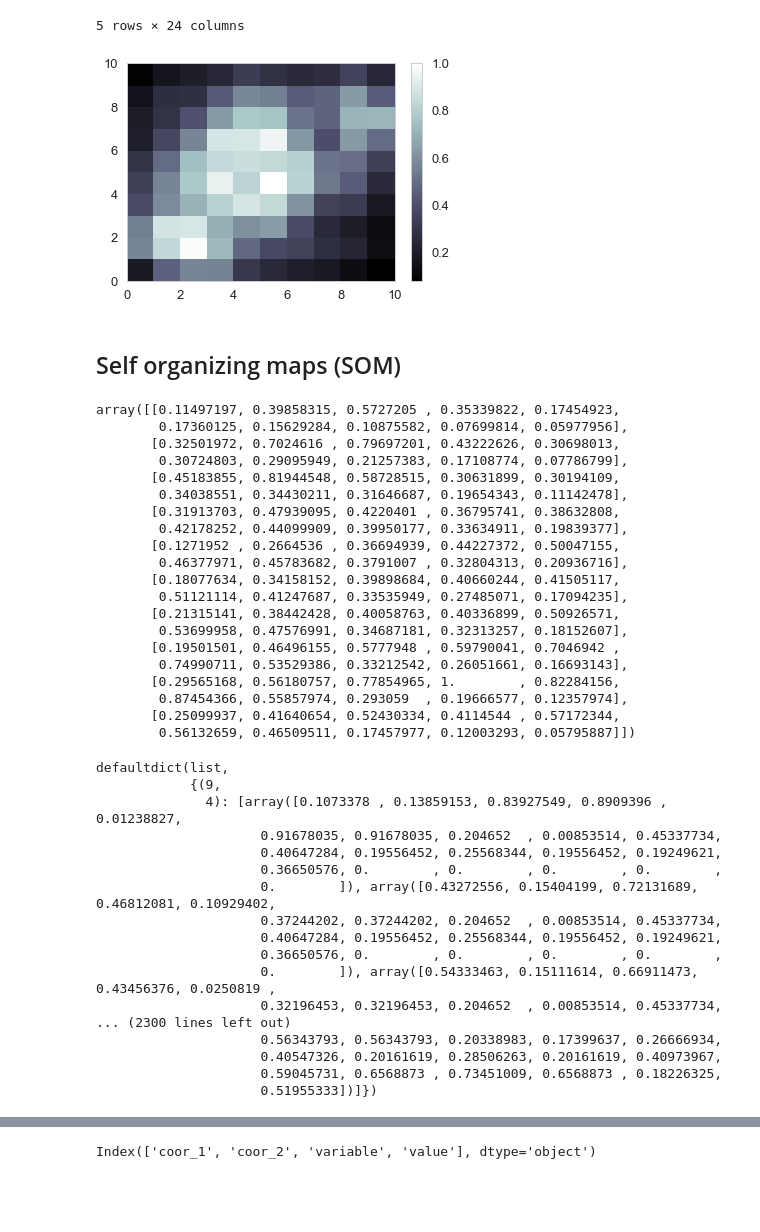
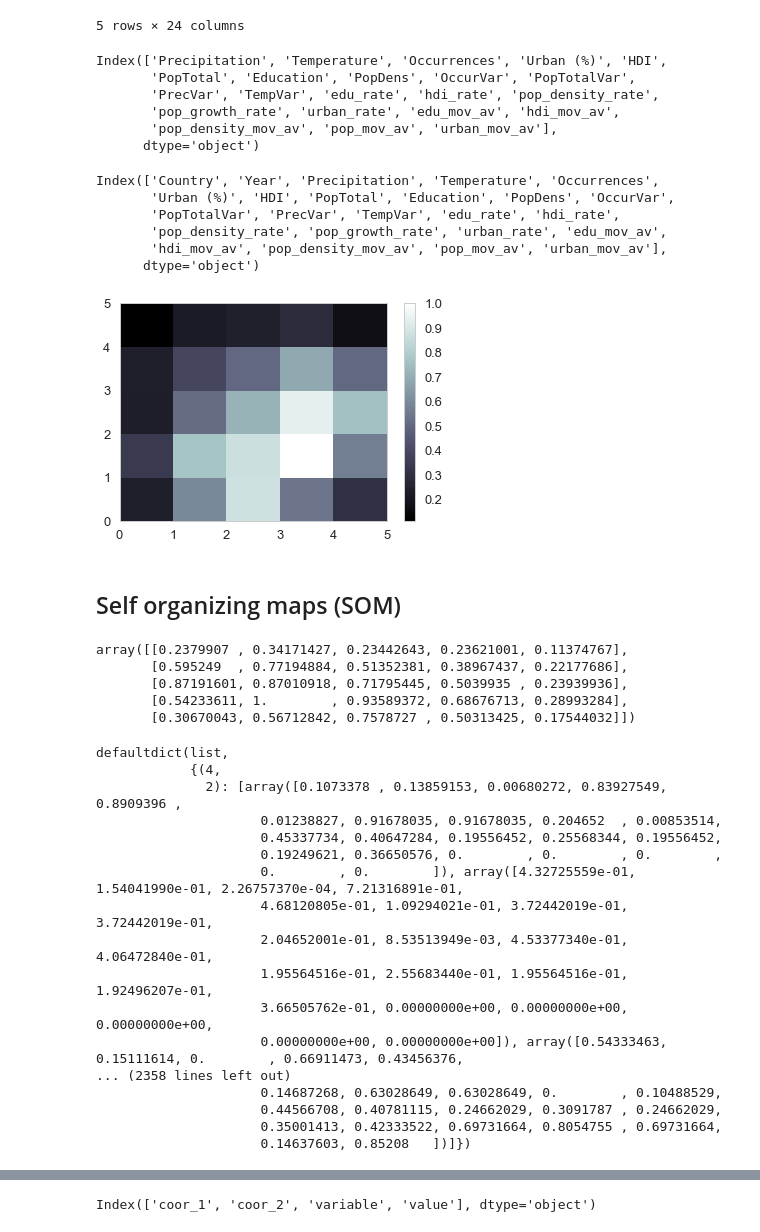
Before and after one commit to QuirkyDataScientist1978/project_dengue_fever, a Jupyter notebook: Final_Project_IP.ipynb, the cells around one changed output, grey strips where cells are left out. Cells and saved outputs as stored; diff of their text form; code cells hidden in the pictures; blank space fills up the shorter version.

```diff
--- a/Final_Project_IP.ipynb
+++ b/Final_Project_IP.ipynb
@@ -1617,75 +1621,78 @@ complete_data_final.head()
 5 rows × 24 columns
 # %%
 X = complete_data.values
+# %%
+complete_data.columns
+# %% [output]
+Index(['Precipitation', 'Temperature', 'Occurrences', 'Urban (%)', 'HDI',
+       'PopTotal', 'Education', 'PopDens', 'OccurVar', 'PopTotalVar',
+       'PrecVar', 'TempVar', 'edu_rate', 'hdi_rate', 'pop_density_rate',
+       'pop_growth_rate', 'urban_rate', 'edu_mov_av', 'hdi_mov_av',
+       'pop_density_mov_av', 'pop_mov_av', 'urban_mov_av'],
+      dtype='object')
+# %%
+complete_data_final.columns
+# %% [output]
+Index(['Country', 'Year', 'Precipitation', 'Temperature', 'Occurrences',
+       'Urban (%)', 'HDI', 'PopTotal', 'Education', 'PopDens', 'OccurVar',
+       'PopTotalVar', 'PrecVar', 'TempVar', 'edu_rate', 'hdi_rate',
+       'pop_density_rate', 'pop_growth_rate', 'urban_rate', 'edu_mov_av',
+       'hdi_mov_av', 'pop_density_mov_av', 'pop_mov_av', 'urban_mov_av'],
+      dtype='object')
 # %%
 # Training the SOM
 from minisom import MiniSom
-som = MiniSom(x = 10, y = 10 , input_len = 21, sigma = 1.0, learning_rate = 0.5)
+som = MiniSom(x = 5, y = 5 , input_len = 22, sigma = 1.0, learning_rate = 0.5)
 som.random_weights_init(X)
 som.train_random(data = X, num_iteration = 100)
 
 # Visualizing the results
 from pylab import bone, pcolor, colorbar, plot, show
 bone()
 pcolor(som.distance_map().T)
 colorbar()
 for i, x in enumerate(X):
     w = som.winner(x)
     plot(w[0] + 0.5,
          w[1] + 0.5,
          markerfacecolor = 'None',
          markersize = 10,
          markeredgewidth = 2)
 show()
 # %% [output]
-[figure, old version]
+[figure, new version]
 # %% [markdown]
 ## Self organizing maps (SOM)
 # %%
 distance_matrix=som.distance_map()
 distance_matrix
 # %% [output]
-array([[0.11497197, 0.39858315, 0.5727205 , 0.35339822, 0.17454923,
-        0.17360125, 0.15629284, 0.10875582, 0.07699814, 0.05977956],
-       [0.32501972, 0.7024616 , 0.79697201, 0.43222626, 0.30698013,
-        0.30724803, 0.29095949, 0.21257383, 0.17108774, 0.07786799],
-       [0.45183855, 0.81944548, 0.58728515, 0.30631899, 0.30194109,
-        0.34038551, 0.34430211, 0.31646687, 0.19654343, 0.11142478],
-       [0.31913703, 0.47939095, 0.4220401 , 0.36795741, 0.38632808,
-        0.42178252, 0.44099909, 0.39950177, 0.33634911, 0.19839377],
-       [0.1271952 , 0.2664536 , 0.36694939, 0.44227372, 0.50047155,
-        0.46377971, 0.45783682, 0.3791007 , 0.32804313, 0.20936716],
-       [0.18077634, 0.34158152, 0.39898684, 0.40660244, 0.41505117,
-        0.51121114, 0.41247687, 0.33535949, 0.27485071, 0.17094235],
-       [0.21315141, 0.38442428, 0.40058763, 0.40336899, 0.50926571,
-        0.53699958, 0.47576991, 0.34687181, 0.32313257, 0.18152607],
-       [0.19501501, 0.46496155, 0.5777948 , 0.59790041, 0.7046942 ,
-        0.74990711, 0.53529386, 0.33212542, 0.26051661, 0.16693143],
-       [0.29565168, 0.56180757, 0.77854965, 1.        , 0.82284156,
-        0.87454366, 0.55857974, 0.293059  , 0.19666577, 0.12357974],
-       [0.25099937, 0.41640654, 0.52430334, 0.4114544 , 0.57172344,
-        0.56132659, 0.46509511, 0.17457977, 0.12003293, 0.05795887]])
+array([[0.2379907 , 0.34171427, 0.23442643, 0.23621001, 0.11374767],
+       [0.595249  , 0.77194884, 0.51352381, 0.38967437, 0.22177686],
+       [0.87191601, 0.87010918, 0.71795445, 0.5039935 , 0.23939936],
+       [0.54233611, 1.        , 0.93589372, 0.68676713, 0.28993284],
+       [0.30670043, 0.56712842, 0.7578727 , 0.50313425, 0.17544032]])
 # %%
 mappings = som.win_map(X)
 mappings
 # %% [output]
 defaultdict(list,
-            {(9,
-              4): [array([0.1073378 , 0.13859153, 0.83927549, 0.8909396 , 0.01238827,
-                     0.91678035, 0.91678035, 0.204652  , 0.00853514, 0.45337734,
-                     0.40647284, 0.19556452, 0.25568344, 0.19556452, 0.19249621,
-                     0.36650576, 0.        , 0.        , 0.        , 0.        ,
-                     0.        ]), array([0.43272556, 0.15404199, 0.72131689, 0.46812081, 0.10929402,
-                     0.37244202, 0.37244202, 0.204652  , 0.00853514, 0.45337734,
-                     0.40647284, 0.19556452, 0.25568344, 0.19556452, 0.19249621,
-                     0.36650576, 0.        , 0.        , 0.        , 0.        ,
-                     0.        ]), array([0.54333463, 0.15111614, 0.66911473, 0.43456376, 0.0250819 ,
-                     0.32196453, 0.32196453, 0.204652  , 0.00853514, 0.45337734,
-... (2300 lines left out)
-                     0.56343793, 0.56343793, 0.20338983, 0.17399637, 0.26666934,
-                     0.40547326, 0.20161619, 0.28506263, 0.20161619, 0.40973967,
-                     0.59045731, 0.6568873 , 0.73451009, 0.6568873 , 0.18226325,
-                     0.51955333])]})
+            {(4,
+              2): [array([0.1073378 , 0.13859153, 0.00680272, 0.83927549, 0.8909396 ,
+                     0.01238827, 0.91678035, 0.91678035, 0.204652  , 0.00853514,
+                     0.45337734, 0.40647284, 0.19556452, 0.25568344, 0.19556452,
+                     0.19249621, 0.36650576, 0.        , 0.        , 0.        ,
+                     0.        , 0.        ]), array([4.32725559e-01, 1.54041990e-01, 2.26757370e-04, 7.21316891e-01,
+                     4.68120805e-01, 1.09294021e-01, 3.72442019e-01, 3.72442019e-01,
+                     2.04652001e-01, 8.53513949e-03, 4.53377340e-01, 4.06472840e-01,
+                     1.95564516e-01, 2.55683440e-01, 1.95564516e-01, 1.92496207e-01,
+                     3.66505762e-01, 0.00000000e+00, 0.00000000e+00, 0.00000000e+00,
+                     0.00000000e+00, 0.00000000e+00]), array([0.54333463, 0.15111614, 0.        , 0.66911473, 0.43456376,
+... (2358 lines left out)
+                     0.14687268, 0.63028649, 0.63028649, 0.        , 0.10488529,
+                     0.44566708, 0.40781115, 0.24662029, 0.3091787 , 0.24662029,
+                     0.35001413, 0.42333522, 0.69731664, 0.8054755 , 0.69731664,
+                     0.14637603, 0.85208   ])]})
 # %%
 ## Create a dataframe
 labels = pd.DataFrame.from_dict(mappings, orient='index')
```
Also changed, not shown: parts of 24 cells of this notebook.
